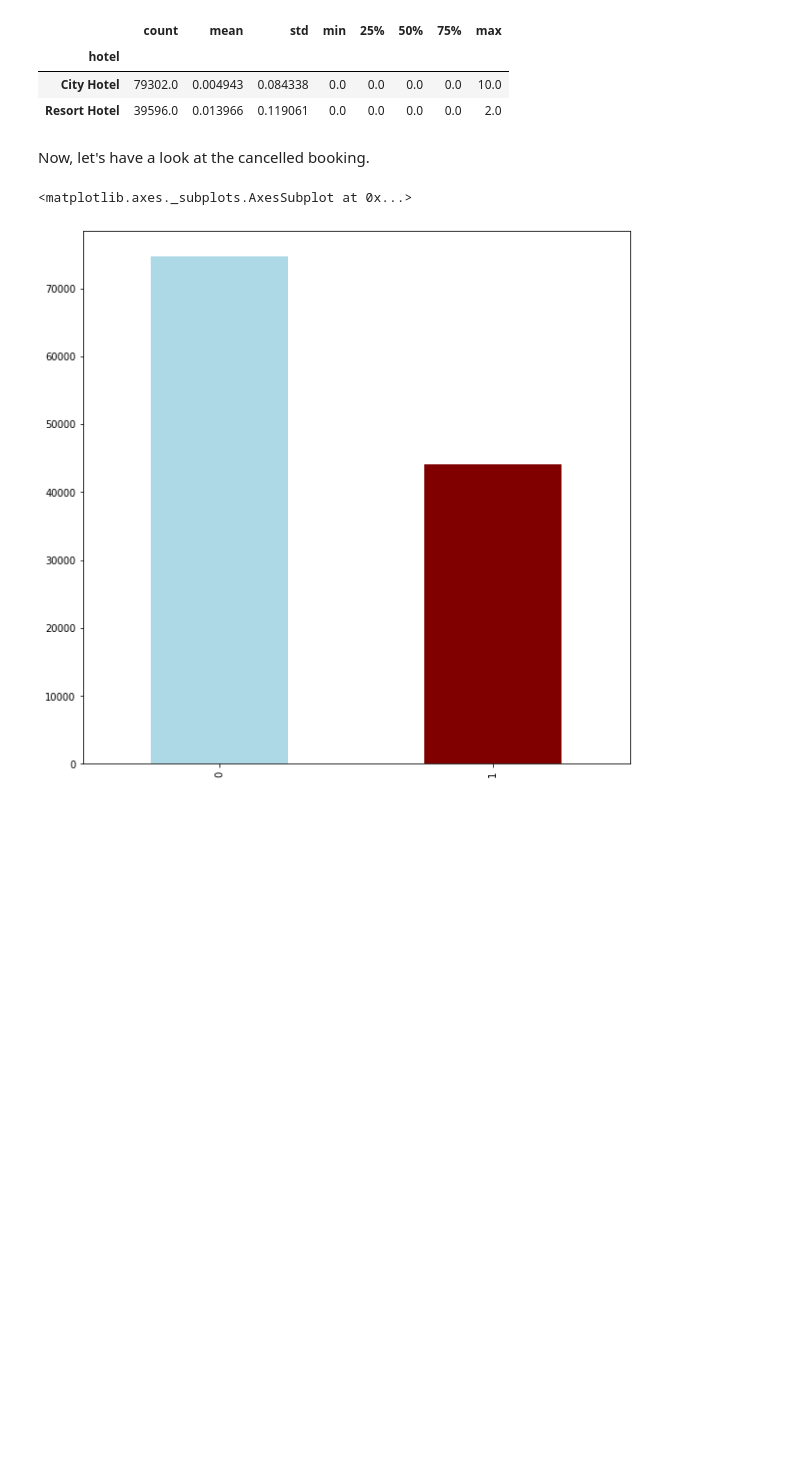
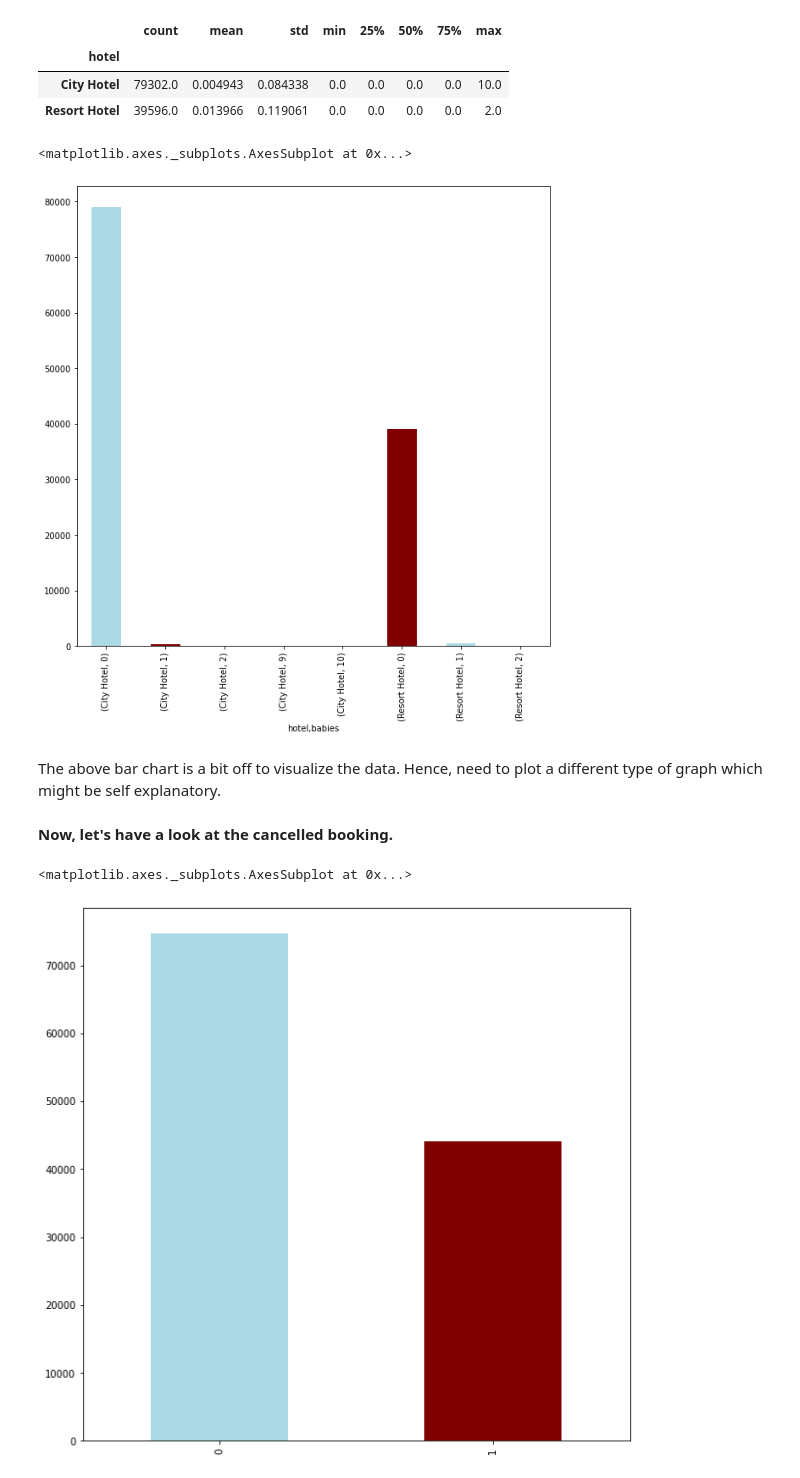
Before and after one commit to V-dit/EDA-hotel-booking-analysis, a Jupyter notebook: Hotel_Booking_Analysis_Capstone_Project.ipynb, the cells around one changed output. Drawn from its saved outputs; the diff is of its cells as text; code cells hidden in the pictures; blank space fills up the shorter version.

```diff
--- a/Hotel_Booking_Analysis_Capstone_Project.ipynb
+++ b/Hotel_Booking_Analysis_Capstone_Project.ipynb
@@ -306,8 +326,16 @@ hotel_babies.describe()
 | hotel |  |  |  |  |  |  |  |  |
 | City Hotel | 79302.0 | 0.004943 | 0.084338 | 0.0 | 0.0 | 0.0 | 0.0 | 10.0 |
 | Resort Hotel | 39596.0 | 0.013966 | 0.119061 | 0.0 | 0.0 | 0.0 | 0.0 | 2.0 |
+# %%
+# Plotting the data for adults based on the number of babies per booking.
+hotel_babies.value_counts().plot(kind = 'bar', color = ['lightblue', 'maroon'])
+# %% [output]
+<matplotlib.axes._subplots.AxesSubplot at 0x...>
+[figure, added]
+# %% [markdown]
+The above bar chart is a bit off to visualize the data. Hence, need to plot a different type of graph which might be self explanatory.
 # %% [markdown]
-Now, let's have a look at the cancelled booking.
+**Now, let's have a look at the cancelled booking.**
 # %%
 # Analysing the cancelled bookings:
 cancellation_data = df_nonull['is_canceled']
```
Also changed, not shown: parts of 4 cells of this notebook.
